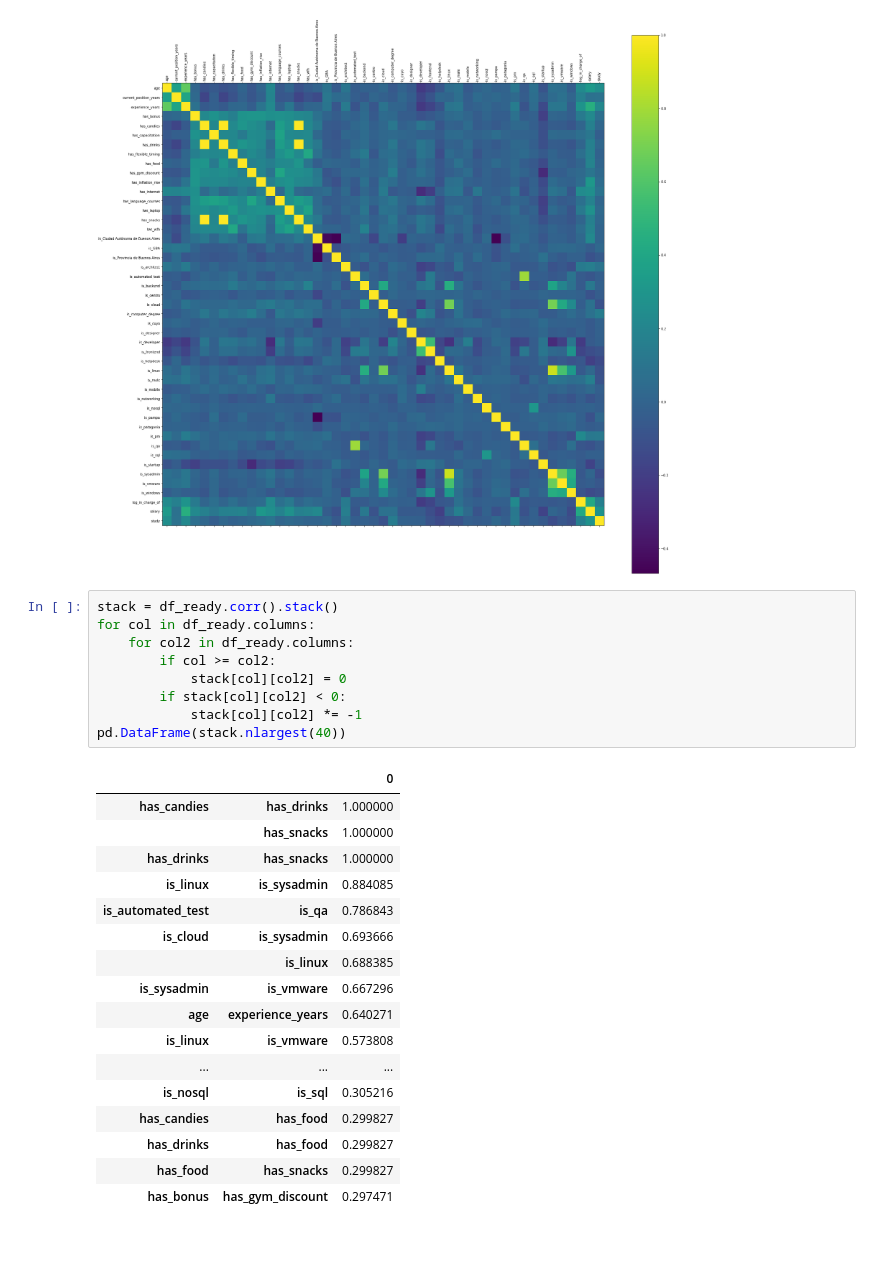
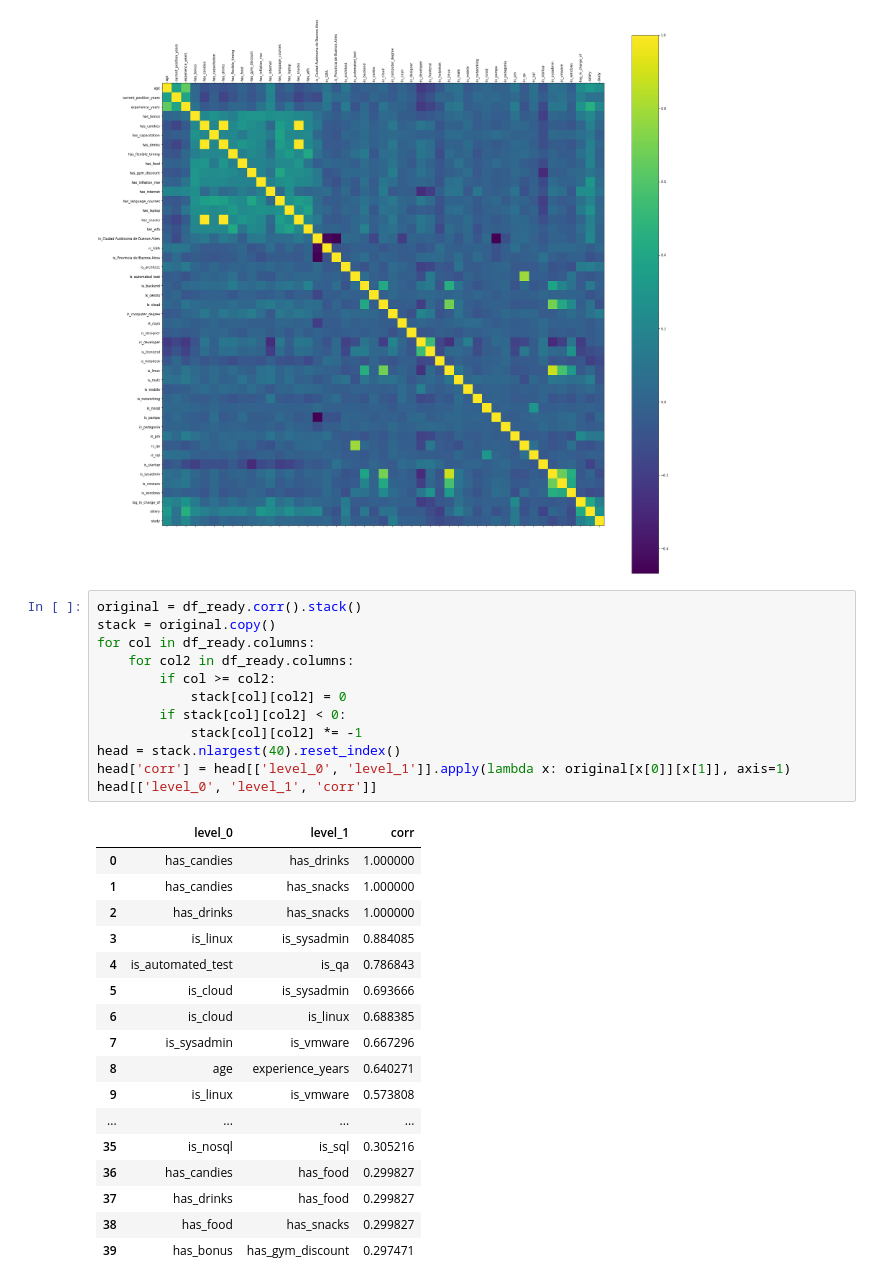
Before and after one commit to seppo0010/sysarmy-sueldos-2019.1, a Jupyter notebook: notebook/Correlación de variables.ipynb, the cells around one changed output. Saved outputs shown, nothing was run; the diff lists cells and outputs as text; blank space fills up the shorter version.

```diff
--- a/notebook/Correlación de variables.ipynb
+++ b/notebook/Correlación de variables.ipynb
@@ -216,29 +217,32 @@ ax.set_yticklabels(df_ready.columns);
 # %% [output]
 [figure]
 # %%
-stack = df_ready.corr().stack()
+original = df_ready.corr().stack()
+stack = original.copy()
 for col in df_ready.columns:
     for col2 in df_ready.columns:
         if col >= col2:
             stack[col][col2] = 0
         if stack[col][col2] < 0:
             stack[col][col2] *= -1
-pd.DataFrame(stack.nlargest(40))
+head = stack.nlargest(40).reset_index()
+head['corr'] = head[['level_0', 'level_1']].apply(lambda x: original[x[0]][x[1]], axis=1)
+head[['level_0', 'level_1', 'corr']]
 # %% [output]
-|  |  | 0 |
-| has_candies | has_drinks | 1.000000 |
-|  | has_snacks | 1.000000 |
-| has_drinks | has_snacks | 1.000000 |
-| is_linux | is_sysadmin | 0.884085 |
-| is_automated_test | is_qa | 0.786843 |
-| is_cloud | is_sysadmin | 0.693666 |
-|  | is_linux | 0.688385 |
-| is_sysadmin | is_vmware | 0.667296 |
-| age | experience_years | 0.640271 |
-| is_linux | is_vmware | 0.573808 |
-| ... | ... | ... |
-| is_nosql | is_sql | 0.305216 |
-| has_candies | has_food | 0.299827 |
-| has_drinks | has_food | 0.299827 |
-| has_food | has_snacks | 0.299827 |
-| has_bonus | has_gym_discount | 0.297471 |
+|  | level_0 | level_1 | corr |
+| 0 | has_candies | has_drinks | 1.000000 |
+| 1 | has_candies | has_snacks | 1.000000 |
+| 2 | has_drinks | has_snacks | 1.000000 |
+| 3 | is_linux | is_sysadmin | 0.884085 |
+| 4 | is_automated_test | is_qa | 0.786843 |
+| 5 | is_cloud | is_sysadmin | 0.693666 |
+| 6 | is_cloud | is_linux | 0.688385 |
+| 7 | is_sysadmin | is_vmware | 0.667296 |
+| 8 | age | experience_years | 0.640271 |
+| 9 | is_linux | is_vmware | 0.573808 |
+| ... | ... | ... | ... |
+| 35 | is_nosql | is_sql | 0.305216 |
+| 36 | has_candies | has_food | 0.299827 |
+| 37 | has_drinks | has_food | 0.299827 |
+| 38 | has_food | has_snacks | 0.299827 |
+| 39 | has_bonus | has_gym_discount | 0.297471 |
```
Also changed, not shown: parts of 8 cells of this notebook.
